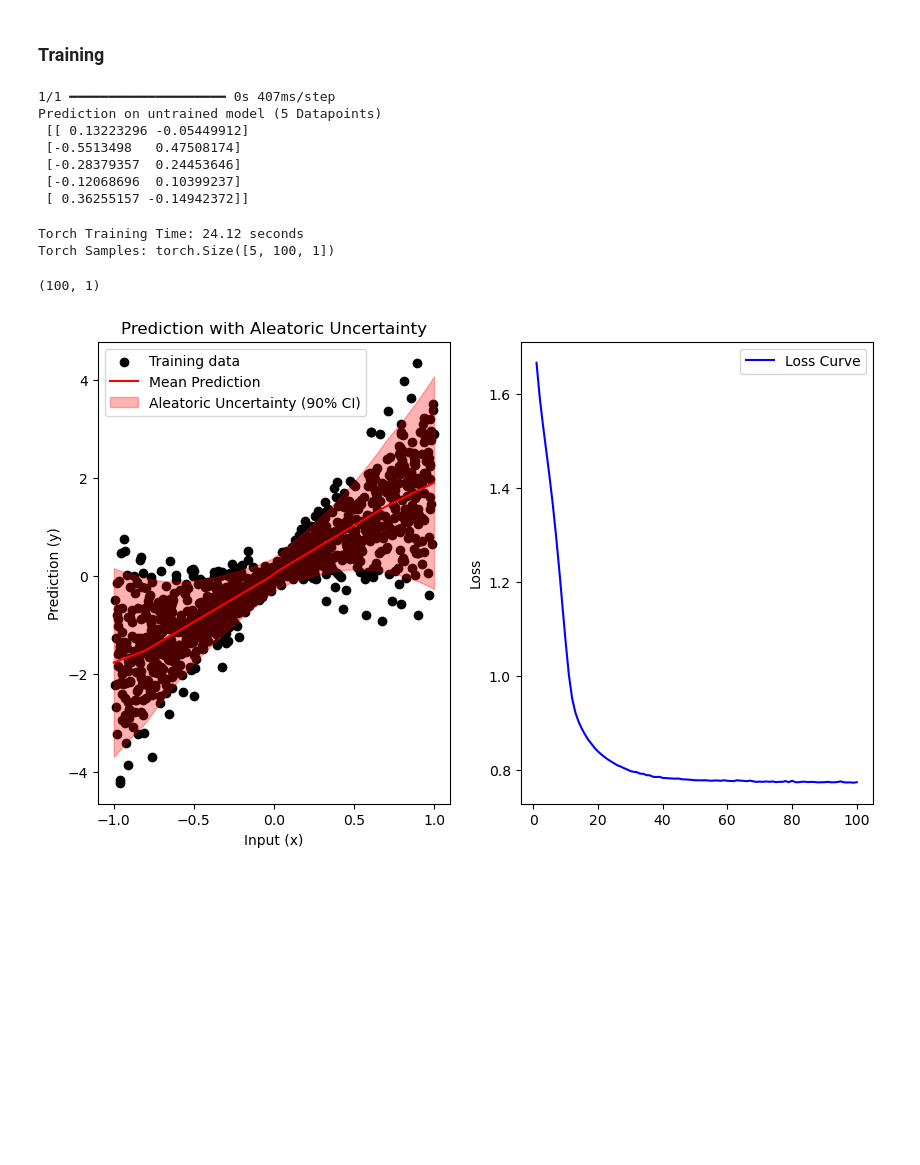
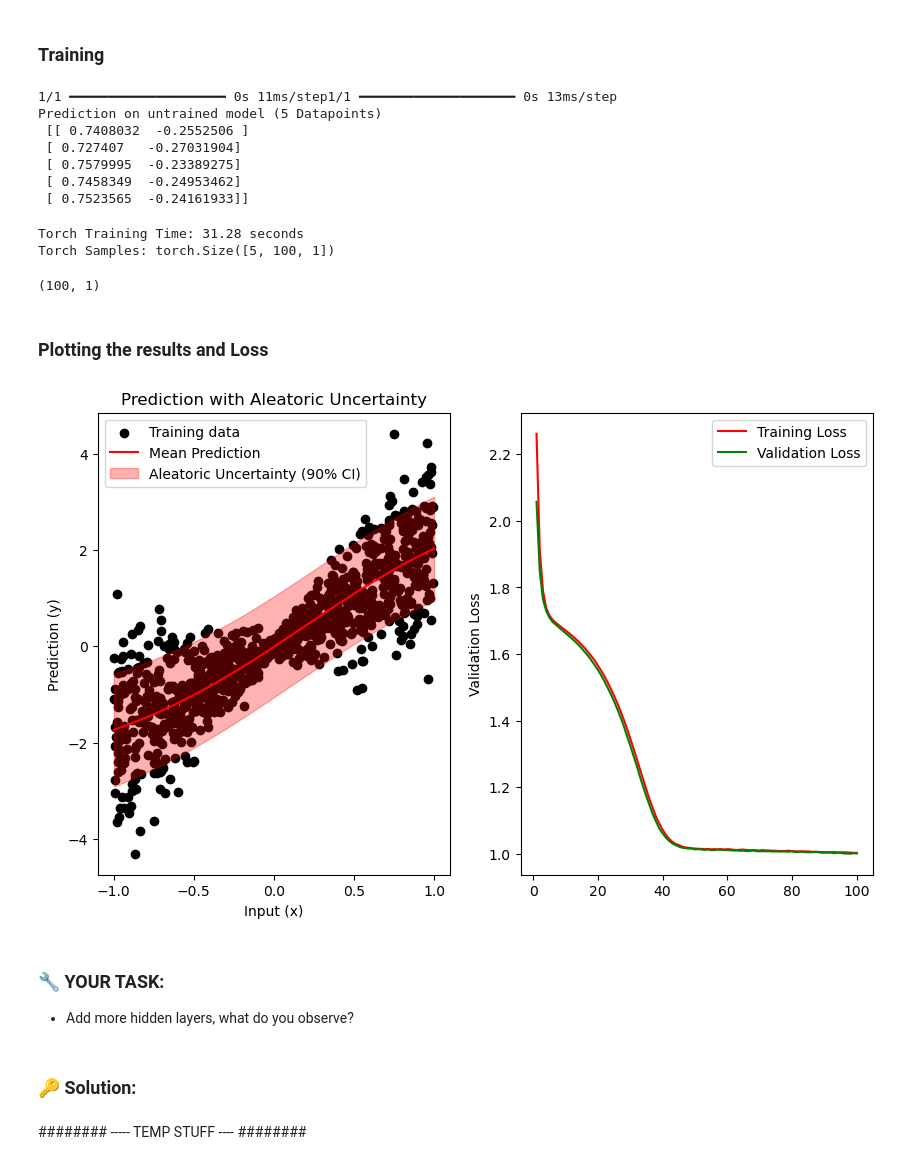
Before and after one commit to tensorchiefs/dlwbl_eth25, a Jupyter notebook: notebooks/02_hello_prob_dl.ipynb, the cells around one changed output. Saved outputs shown, nothing was run; the diff lists cells and outputs as text; code cells hidden in the pictures; blank space fills up the shorter version.

```diff
--- a/notebooks/02_hello_prob_dl.ipynb
+++ b/notebooks/02_hello_prob_dl.ipynb
@@ -47,7 +92,7 @@ Here we use as outcome distribution a Gaussian so we need two outputs.
 # %%
 # Define the model
 inputs = Input(shape=(1,))
-hidden = layers.Dense(10, activation="relu")(inputs)
+hidden = layers.Dense(10, activation="sigmoid")(inputs)
 # ... more hidden layers ...
 outputs = layers.Dense(2)(hidden)  # <--- Outputs mean and log(sd)
 model = Model(inputs=inputs, outputs=outputs)
@@ -56,7 +101,7 @@ model = Model(inputs=inputs, outputs=outputs)
 # %%
 # Wrapper function to convert model output to a PyTorch Normal distribution
 @staticmethod
-def output_to_gaussian_distribution(output):
+def output_to_distribution(output):
     mean = output[:, 0:1]   # Gets the first column while keeping dimensions (like output[, 1, drop=FALSE] in R)
     log_sd = output[:, 1:2] # Gets the second column while keeping dimensions
     scale = torch.exp(log_sd) # Inverse link function to ensure positive scale
@@ -66,7 +111,7 @@ def output_to_gaussian_distribution(output):
 # %%
 # Custom Negative Log-Likelihood Loss
 def negative_log_likelihood(y_true, output):
-    dist = output_to_gaussian_distribution(output)
+    dist = output_to_distribution(output)
     return -dist.log_prob(torch.tensor(y_true)).mean()
 
 # Compile the model
@@ -74,19 +119,20 @@ model.compile(optimizer="adam", loss=negative_log_likelihood)
 # %% [markdown]
 ### Training
 # %%
-print(F'Prediction on untrained model (5 Datapoints)\n {model.predict(x_train[0:5])}')
+# Print prediction on untrained model (5 Datapoints)
+print(f'Prediction on untrained model (5 Datapoints)\n {model.predict(x_train[0:5])}')
 
 # Train the model and measure timing
 epochs = 100
 start_time = time.time()
-hist = model.fit(x_train, y_train, epochs=epochs, batch_size=32, verbose=0)
+hist = model.fit(x_train, y_train, epochs=epochs, batch_size=32, validation_data=(x_val, y_val), verbose=0)
 torch_training_time = time.time() - start_time
 
 print(f"Torch Training Time: {torch_training_time:.2f} seconds")
 
 # Predict the distribution
-x_test = np.linspace(-1, 1, epochs).reshape(-1, 1)
-dist = output_to_gaussian_distribution(model(x_test))
+x_test = np.linspace(-1., 1., epochs).reshape(-1, 1)
+dist = output_to_distribution(model(x_test))
 
 # Use the distribution
 samples = dist.sample((5,))  # Draw 5 samples
@@ -95,55 +141,66 @@ print("Torch Samples:", samples.shape)
 log_p = dist.log_prob(torch.tensor(0.1)).cpu().detach().numpy()
 log_p.shape
 # %% [output]
-1/1 ━━━━━━━━━━━━━━━━━━━━ 0s 407ms/step
+1/1 ━━━━━━━━━━━━━━━━━━━━ 0s 11ms/step1/1 ━━━━━━━━━━━━━━━━━━━━ 0s 13ms/step
 Prediction on untrained model (5 Datapoints)
- [[ 0.13223296 -0.05449912]
- [-0.5513498   0.47508174]
- [-0.28379357  0.24453646]
- [-0.12068696  0.10399237]
- [ 0.36255157 -0.14942372]]
+ [[ 0.7408032  -0.2552506 ]
+ [ 0.727407   -0.27031904]
+ [ 0.7579995  -0.23389275]
+ [ 0.7458349  -0.24953462]
+ [ 0.7523565  -0.24161933]]
-Torch Training Time: 24.12 seconds
+Torch Training Time: 31.28 seconds
 Torch Samples: torch.Size([5, 100, 1])
 (100, 1)
+# %% [markdown]
+### Plotting the results and Loss
 # %%
+training_loss = hist.history['loss']
+validation_loss = hist.history['val_loss']
+
+
 # Compute 5% and 95% quantiles directly
+mean = dist.mean.cpu().detach().numpy().squeeze()
 quantile_5 = dist.icdf(torch.tensor(0.05)).cpu().detach().numpy()
 quantile_95 = dist.icdf(torch.tensor(0.95)).cpu().detach().numpy()
-mean = dist.mean.cpu().detach().numpy().squeeze()
 
 # Extract loss values from the training history
 loss_values = hist.history['loss']
 epochs = range(1, len(loss_values) + 1)
 
 # Visualisierung
 import matplotlib.pyplot as plt
 # Create a figure with two subplots
 fig, (ax1, ax2) = plt.subplots(1, 2, figsize=(10, 6))
 
 
 # Plot the prediction with uncertainty
 ax1.scatter(x_train, y_train, color="black", label="Training data")
 ax1.plot(x_test, mean, color="red", label="Mean Prediction")
 ax1.fill_between(
     x_test.ravel(),
     quantile_5.squeeze(),  # 5%-Quantil
     quantile_95.squeeze(),  # 95%-Quantil
     color="red",
     alpha=0.3,
     label="Aleatoric Uncertainty (90% CI)"
 )
 ax1.set_xlabel("Input (x)")
 ax1.set_ylabel("Prediction (y)")
 ax1.legend(loc="upper left")
 ax1.set_title("Prediction with Aleatoric Uncertainty")
 
-# Create a secondary y-axis for the loss curve
-ax2.plot(epochs, loss_values, color="blue", label="Loss Curve")
-ax2.set_ylabel("Loss")
+# Create a secondary y-axis for the validation loss curve
+ax2.plot(epochs, training_loss, color="red", label="Training Loss")
+ax2.plot(epochs, validation_loss, color="green", label="Validation Loss")
+ax2.set_ylabel("Validation Loss")
 ax2.legend(loc="upper right")
 
 plt.show()
 # %% [output]
-[figure, old version]
+[figure, new version]
-# %% [markdown]
-###
+# %% [markdown]
+### 🔧 **YOUR TASK:**
+
+- Add more hidden layers, what do you observe?
+# %% [markdown]
+### 🔑 **Solution:**
@@ -149,0 +218,2 @@ plt.show()
+# %% [markdown]
+######## ----- TEMP STUFF ---- ########
```
Also changed, not shown: parts of 6 cells of this notebook.
